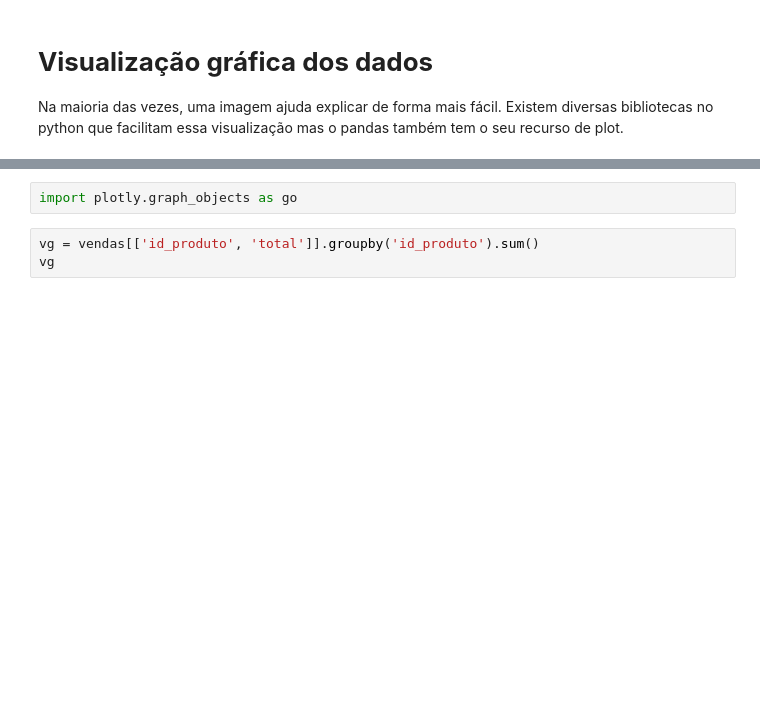
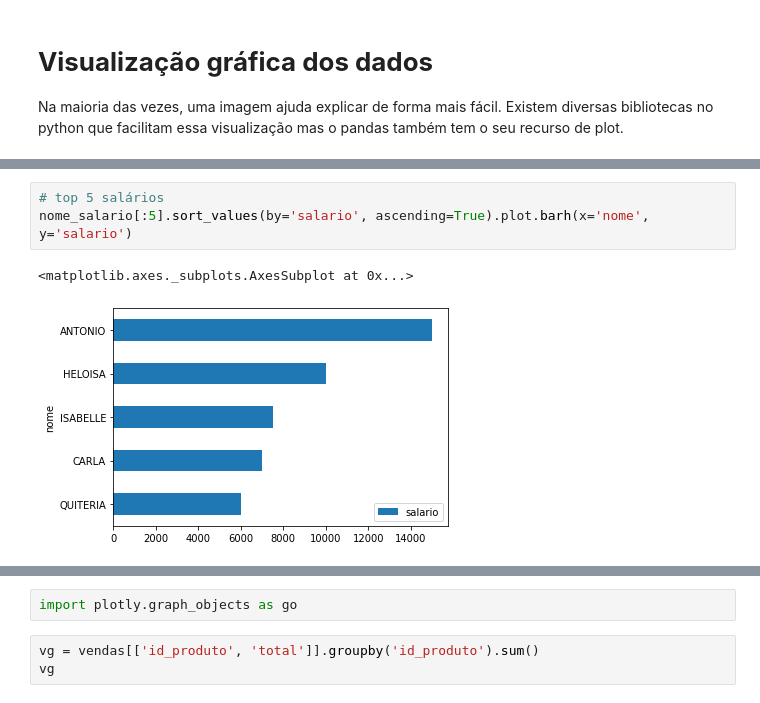
Before and after one commit to italomarcelogit/Tutorial-de-Pandas, a Jupyter notebook: Notebook_Dicas_Pandas_DataFrame.ipynb, the cells around one changed output, grey strips where cells are left out. Drawn from its saved outputs; the diff is of its cells as text; blank space fills up the shorter version.

```diff
--- a/Notebook_Dicas_Pandas_DataFrame.ipynb
+++ b/Notebook_Dicas_Pandas_DataFrame.ipynb
@@ -1282,0 +1384,6 @@ Vamos utilizar o dataframe vendas como exemplo e as bibliotecas plotly e seaborn
+# %%
+# top 5 salários
+nome_salario[:5].sort_values(by='salario', ascending=True).plot.barh(x='nome', y='salario')
+# %% [output]
+<matplotlib.axes._subplots.AxesSubplot at 0x...>
+[figure, added]
```
Also changed, not shown: parts of 95 cells of this notebook.
